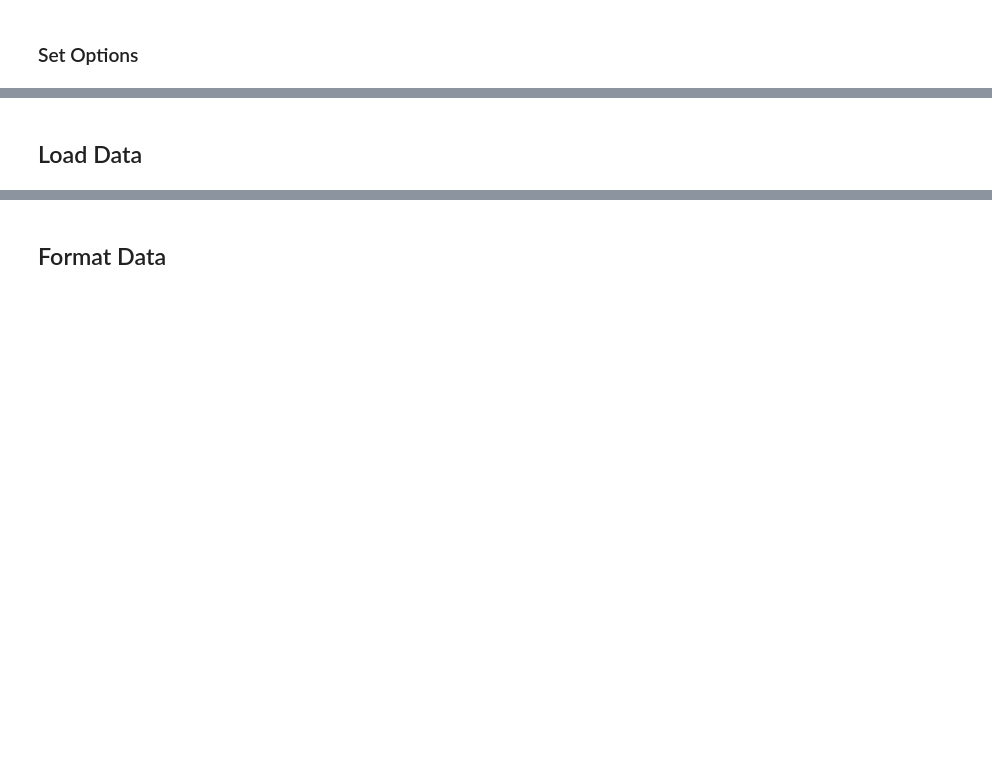
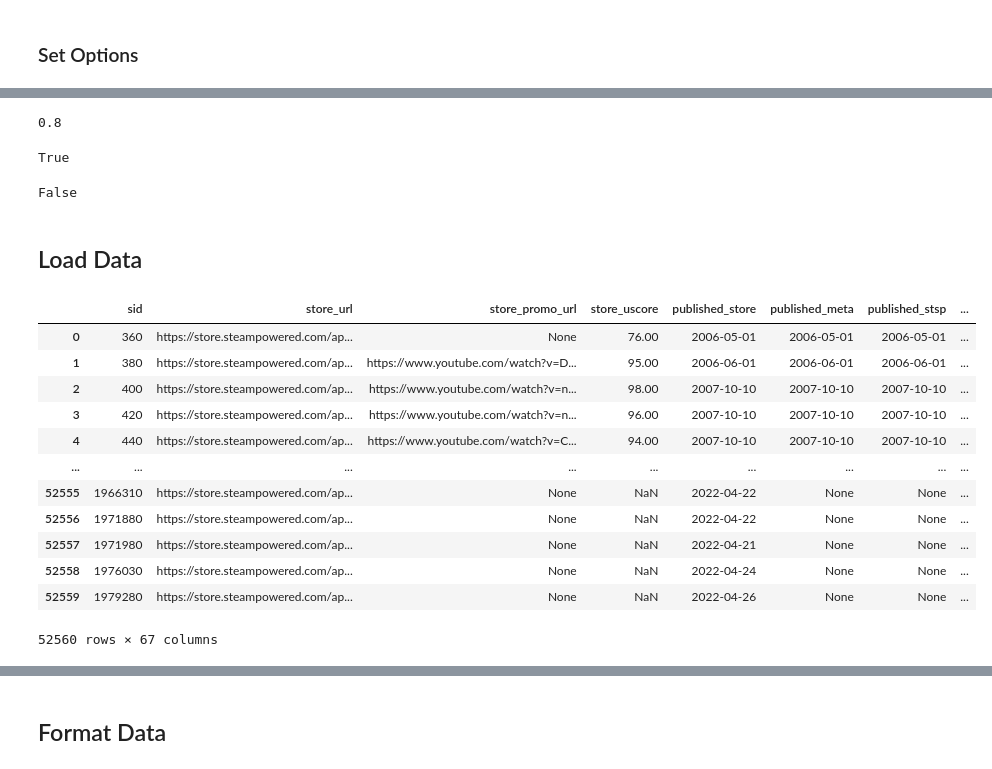
Before and after one commit to tgrauenhorst/Predicting_Video_Game_Success, a Jupyter notebook: notebooks/merge_data/merge_sales_data.ipynb, the cells around one changed output, grey strips where cells are left out. Drawn from its saved outputs; the diff is of its cells as text; code cells hidden in the pictures; blank space fills up the shorter version.

```diff
--- a/notebooks/merge_data/merge_sales_data.ipynb
+++ b/notebooks/merge_data/merge_sales_data.ipynb
@@ -20,5 +44,35 @@ def similar(str1, str2):
+# %%
+StringCompare('hello', 'henlo')
+# %% [output]
+0.8
+# %%
+StringCompare('hello', 'henlo', 0.7)
+# %% [output]
+True
+# %%
+StringCompare('hello', 'henlo', 0.9)
+# %% [output]
+False
 # %% [markdown]
 ## Load Data
 # %%
-df_merge1 = pd.read_pickle(r'../../data/df_merge1.pkl')
+df_steamdb = pd.read_json(r'../../data/steamdb.json')
+df_game_data = pd.read_csv(r'../../data/game_data_all.csv')
+df_steam = URLMerge(df_steamdb, 'store_url', df_game_data, 'link')
 df_sales = pd.read_csv(r'../../data/vgchartz-2024.csv')
+# %%
+df_steam
+# %% [output]
+|  | sid | store_url | store_promo_url | store_uscore | published_store | published_meta | published_stsp | ... |
+| 0 | 360 | https://store.steampowered.com/ap... | None | 76.00 | 2006-05-01 | 2006-05-01 | 2006-05-01 | ... |
+| 1 | 380 | https://store.steampowered.com/ap... | https://www.youtube.com/watch?v=D... | 95.00 | 2006-06-01 | 2006-06-01 | 2006-06-01 | ... |
+| 2 | 400 | https://store.steampowered.com/ap... | https://www.youtube.com/watch?v=n... | 98.00 | 2007-10-10 | 2007-10-10 | 2007-10-10 | ... |
+| 3 | 420 | https://store.steampowered.com/ap... | https://www.youtube.com/watch?v=n... | 96.00 | 2007-10-10 | 2007-10-10 | 2007-10-10 | ... |
+| 4 | 440 | https://store.steampowered.com/ap... | https://www.youtube.com/watch?v=C... | 94.00 | 2007-10-10 | 2007-10-10 | 2007-10-10 | ... |
+| ... | ... | ... | ... | ... | ... | ... | ... | ... |
+| 52555 | 1966310 | https://store.steampowered.com/ap... | None | NaN | 2022-04-22 | None | None | ... |
+| 52556 | 1971880 | https://store.steampowered.com/ap... | None | NaN | 2022-04-22 | None | None | ... |
+| 52557 | 1971980 | https://store.steampowered.com/ap... | None | NaN | 2022-04-21 | None | None | ... |
+| 52558 | 1976030 | https://store.steampowered.com/ap... | None | NaN | 2022-04-24 | None | None | ... |
+| 52559 | 1979280 | https://store.steampowered.com/ap... | None | NaN | 2022-04-26 | None | None | ... |
+52560 rows × 67 columns
```
Also changed, not shown: parts of 33 cells of this notebook.
